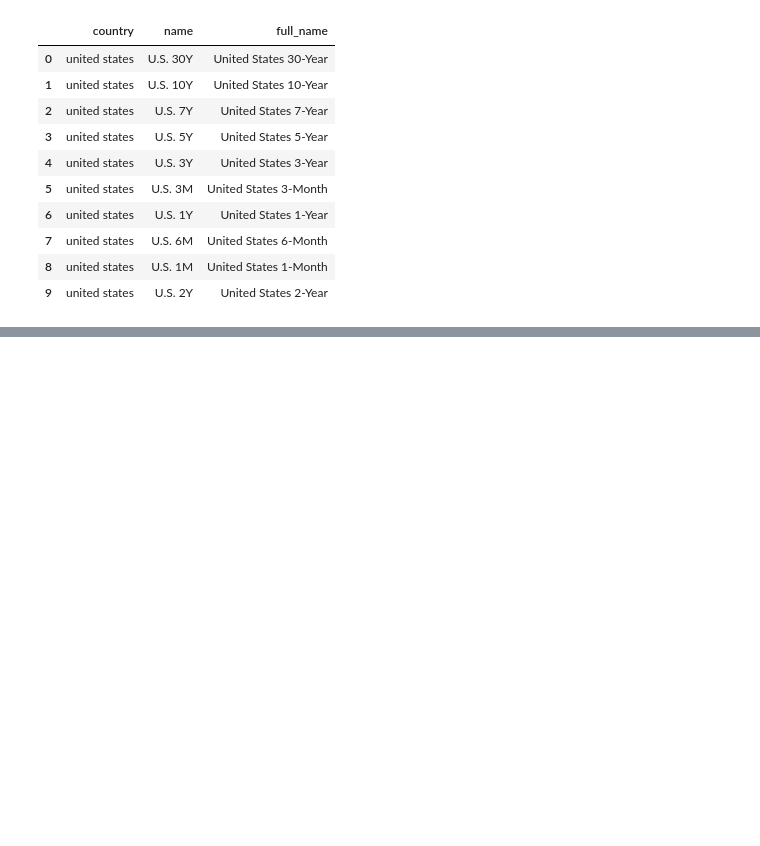
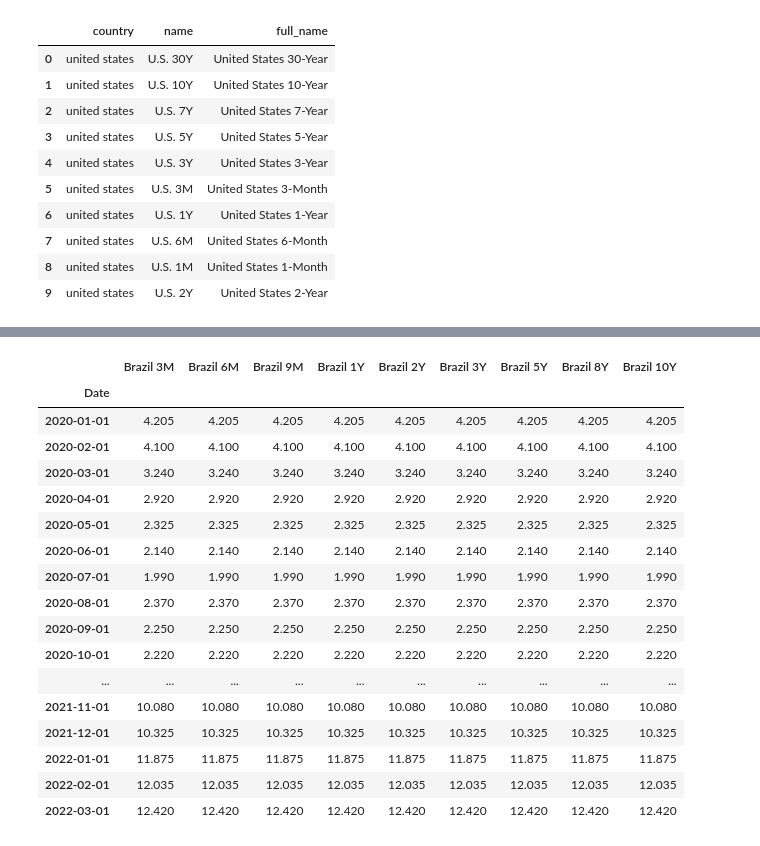
Before and after one commit to Edu-Moreira/Estudos-de-Python, a Jupyter notebook: Curva_de_Juros.ipynb, the cells around one changed output, grey strips where cells are left out. Cells and saved outputs as stored; diff of their text form; code cells hidden in the pictures; blank space fills up the shorter version.

```diff
--- a/Curva_de_Juros.ipynb
+++ b/Curva_de_Juros.ipynb
@@ -85,0 +74,3 @@ juros
+# %%
+teste  = list(juros['name'])
+teste[0]
@@ -90,0 +84,25 @@ juros['last'].plot()
+# %%
+painel = pd.DataFrame()
+for i in teste:
+  painel [i]= inv.get_bond_historical_data(teste[1],from_date = '01/01/2020', to_date = '18/03/2022',interval = 'Monthly')['Close']
+
+painel
+# %% [output]
+|  | Brazil 3M | Brazil 6M | Brazil 9M | Brazil 1Y | Brazil 2Y | Brazil 3Y | Brazil 5Y | Brazil 8Y | Brazil 10Y |
+| Date |  |  |  |  |  |  |  |  |  |
+| 2020-01-01 | 4.205 | 4.205 | 4.205 | 4.205 | 4.205 | 4.205 | 4.205 | 4.205 | 4.205 |
+| 2020-02-01 | 4.100 | 4.100 | 4.100 | 4.100 | 4.100 | 4.100 | 4.100 | 4.100 | 4.100 |
+| 2020-03-01 | 3.240 | 3.240 | 3.240 | 3.240 | 3.240 | 3.240 | 3.240 | 3.240 | 3.240 |
+| 2020-04-01 | 2.920 | 2.920 | 2.920 | 2.920 | 2.920 | 2.920 | 2.920 | 2.920 | 2.920 |
+| 2020-05-01 | 2.325 | 2.325 | 2.325 | 2.325 | 2.325 | 2.325 | 2.325 | 2.325 | 2.325 |
+| 2020-06-01 | 2.140 | 2.140 | 2.140 | 2.140 | 2.140 | 2.140 | 2.140 | 2.140 | 2.140 |
+| 2020-07-01 | 1.990 | 1.990 | 1.990 | 1.990 | 1.990 | 1.990 | 1.990 | 1.990 | 1.990 |
+| 2020-08-01 | 2.370 | 2.370 | 2.370 | 2.370 | 2.370 | 2.370 | 2.370 | 2.370 | 2.370 |
+| 2020-09-01 | 2.250 | 2.250 | 2.250 | 2.250 | 2.250 | 2.250 | 2.250 | 2.250 | 2.250 |
+| 2020-10-01 | 2.220 | 2.220 | 2.220 | 2.220 | 2.220 | 2.220 | 2.220 | 2.220 | 2.220 |
+| ... | ... | ... | ... | ... | ... | ... | ... | ... | ... |
+| 2021-11-01 | 10.080 | 10.080 | 10.080 | 10.080 | 10.080 | 10.080 | 10.080 | 10.080 | 10.080 |
+| 2021-12-01 | 10.325 | 10.325 | 10.325 | 10.325 | 10.325 | 10.325 | 10.325 | 10.325 | 10.325 |
+| 2022-01-01 | 11.875 | 11.875 | 11.875 | 11.875 | 11.875 | 11.875 | 11.875 | 11.875 | 11.875 |
+| 2022-02-01 | 12.035 | 12.035 | 12.035 | 12.035 | 12.035 | 12.035 | 12.035 | 12.035 | 12.035 |
+| 2022-03-01 | 12.420 | 12.420 | 12.420 | 12.420 | 12.420 | 12.420 | 12.420 | 12.420 | 12.420 |
```
Also changed, not shown: parts of 8 cells of this notebook.
